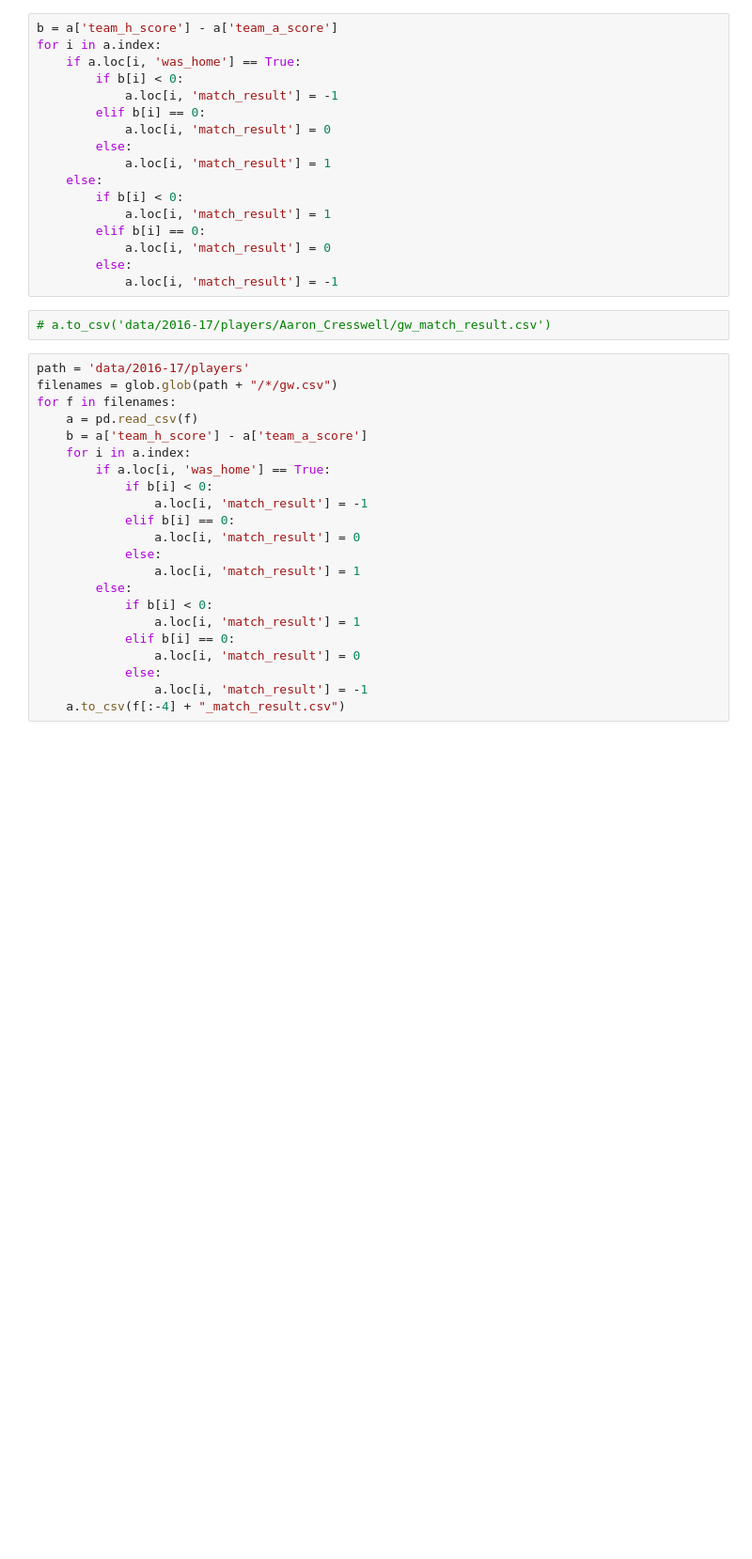
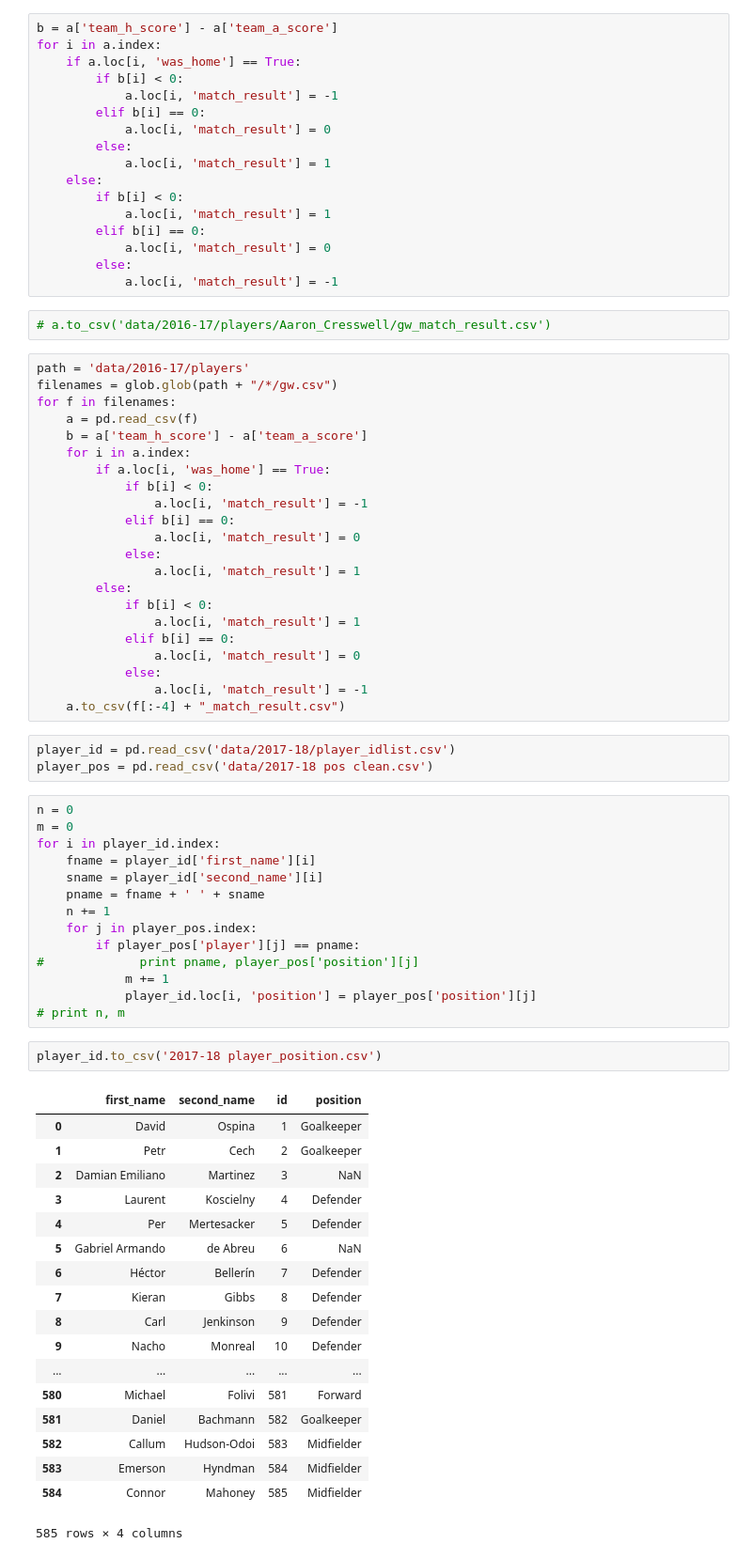
Before and after one commit to rivaldo4t/RecommendationOnFantasyLeague-ROFL, a Jupyter notebook: dataScrape_T.ipynb, the cells around one changed output. Shown at 94% size. Saved outputs shown, nothing was run; the diff lists cells and outputs as text; blank space fills up the shorter version.

Commit message:
2017-18 player positions added

```diff
--- a/dataScrape_T.ipynb
+++ b/dataScrape_T.ipynb
@@ -213,3 +213,41 @@ for f in filenames:
             else:
                 a.loc[i, 'match_result'] = -1
     a.to_csv(f[:-4] + "_match_result.csv")
+# %%
+player_id = pd.read_csv('data/2017-18/player_idlist.csv')
+player_pos = pd.read_csv('data/2017-18 pos clean.csv')
+# %%
+n = 0
+m = 0
+for i in player_id.index:
+    fname = player_id['first_name'][i]
+    sname = player_id['second_name'][i]
+    pname = fname + ' ' + sname
+    n += 1
+    for j in player_pos.index:
+        if player_pos['player'][j] == pname:
+#             print pname, player_pos['position'][j]
+            m += 1
+            player_id.loc[i, 'position'] = player_pos['position'][j]
+# print n, m
+# %%
+player_id.to_csv('2017-18 player_position.csv')
+# %% [output]
+|  | first_name | second_name | id | position |
+| 0 | David | Ospina | 1 | Goalkeeper |
+| 1 | Petr | Cech | 2 | Goalkeeper |
+| 2 | Damian Emiliano | Martinez | 3 | NaN |
+| 3 | Laurent | Koscielny | 4 | Defender |
+| 4 | Per | Mertesacker | 5 | Defender |
+| 5 | Gabriel Armando | de Abreu | 6 | NaN |
+| 6 | Héctor | Bellerín | 7 | Defender |
+| 7 | Kieran | Gibbs | 8 | Defender |
+| 8 | Carl | Jenkinson | 9 | Defender |
+| 9 | Nacho | Monreal | 10 | Defender |
+| ... | ... | ... | ... | ... |
+| 580 | Michael | Folivi | 581 | Forward |
+| 581 | Daniel | Bachmann | 582 | Goalkeeper |
+| 582 | Callum | Hudson-Odoi | 583 | Midfielder |
+| 583 | Emerson | Hyndman | 584 | Midfielder |
+| 584 | Connor | Mahoney | 585 | Midfielder |
+585 rows × 4 columns
```
Also changed, not shown: 3 other files.
